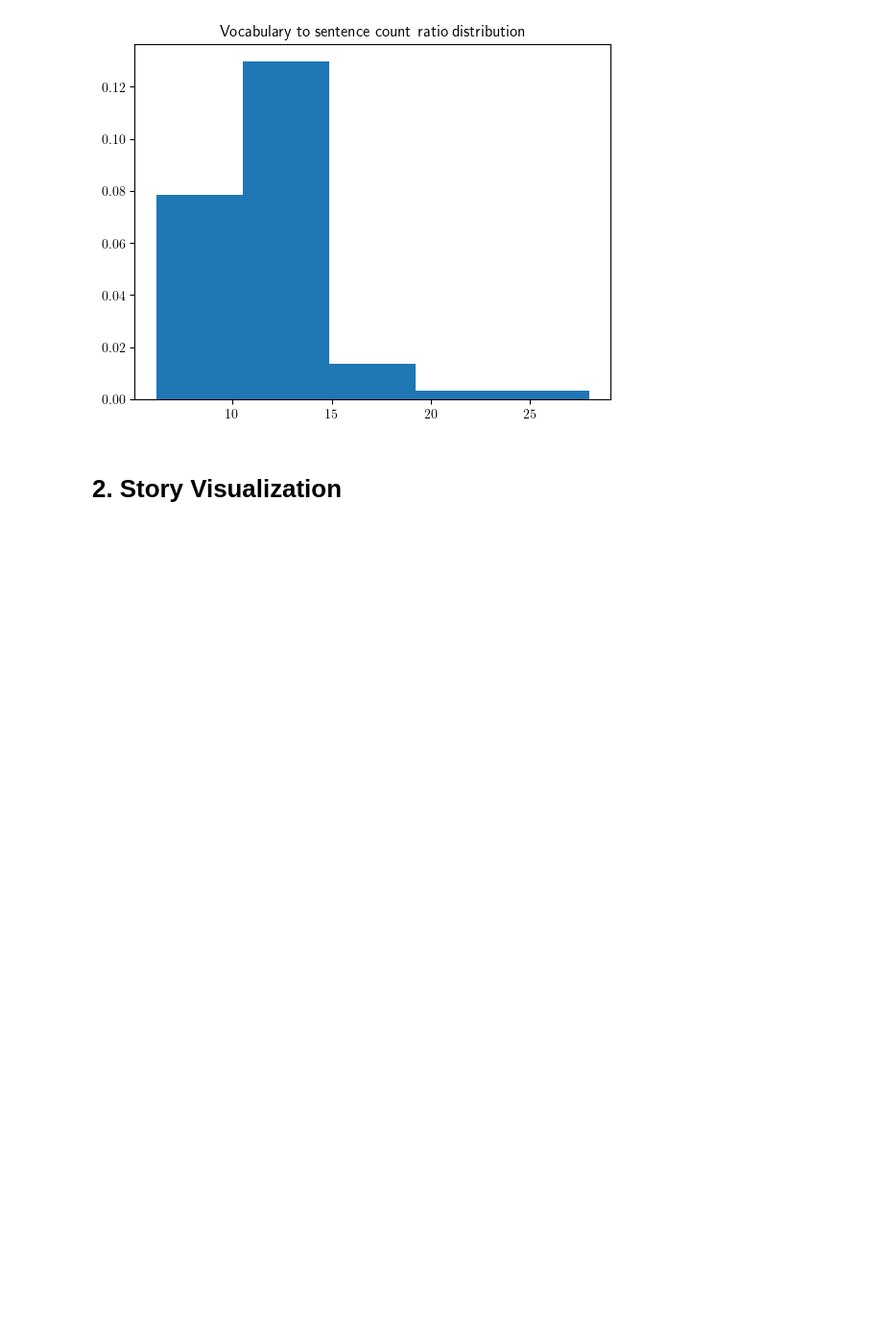
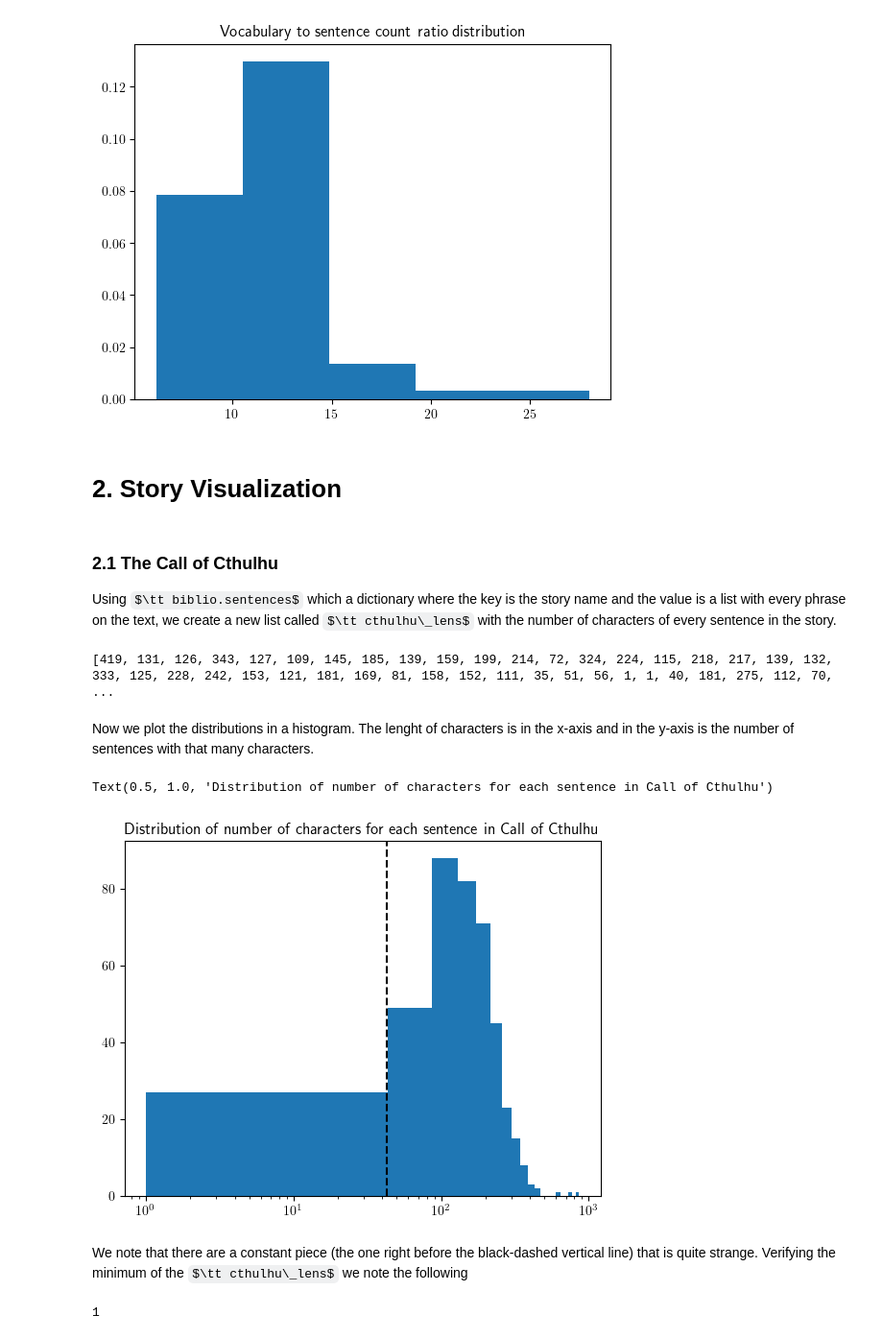
Before and after one commit to LFD103108/lovecraft, a Jupyter notebook: notebooks/03_textual_visualization.ipynb, the cells around one changed output. Shown at 96% size. Saved outputs shown, nothing was run; the diff lists cells and outputs as text; code cells hidden in the pictures; some formulas as TeX source; blank space fills up the shorter version.

Commit message:
moving visualization of story call of cthulhu to 03_texual_visulization and the fits to 05_text_analysis

```diff
--- a/notebooks/03_textual_visualization.ipynb
+++ b/notebooks/03_textual_visualization.ipynb
@@ -106,3 +106,29 @@ Text(0.5, 1.0, 'Vocabulary to sentence count ratio distribution')
 [figure]
 # %% [markdown]
 # 2. Story Visualization
+# %% [markdown]
+### 2.1 The Call of Cthulhu
+
+Using $\tt biblio.sentences$ which a dictionary where the key is the story name and the value is a list with every phrase on the text, we create a new list called $\tt cthulhu\_lens$ with the number of characters of every sentence in the story.
+# %%
+cthulhu_lens = [ len(phrase) for phrase in biblio.sentences['cthulhu'] ]
+#cthulhu_lens_filtered = [length for length in cthulhu_lens if length > 43]
+print(cthulhu_lens)
+# %% [output]
+[419, 131, 126, 343, 127, 109, 145, 185, 139, 159, 199, 214, 72, 324, 224, 115, 218, 217, 139, 132, 333, 125, 228, 242, 153, 121, 181, 169, 81, 158, 152, 111, 35, 51, 56, 1, 1, 40, 181, 275, 112, 70,  ...
+# %% [markdown]
+Now we plot the distributions in a histogram. The lenght of characters is in the x-axis and in the y-axis is the number of sentences with that many characters.
+# %%
+plt.hist(cthulhu_lens, bins = 20)
+plt.xscale('log')
+plt.axvline(x=43, linestyle = 'dashed', color = 'black')
+plt.title('Distribution of number of characters for each sentence in Call of Cthulhu')
+# %% [output]
+Text(0.5, 1.0, 'Distribution of number of characters for each sentence in Call of Cthulhu')
+[figure, added]
+# %% [markdown]
+We note that there are a constant piece (the one right before the black-dashed vertical line) that is quite strange. Verifying the minimum of the $\tt cthulhu\_lens$ we note the following
+# %%
+print(min(cthulhu_lens))
+# %% [output]
+1
```
Also changed, not shown: parts of 3 cells of this notebook, 4 other files.
